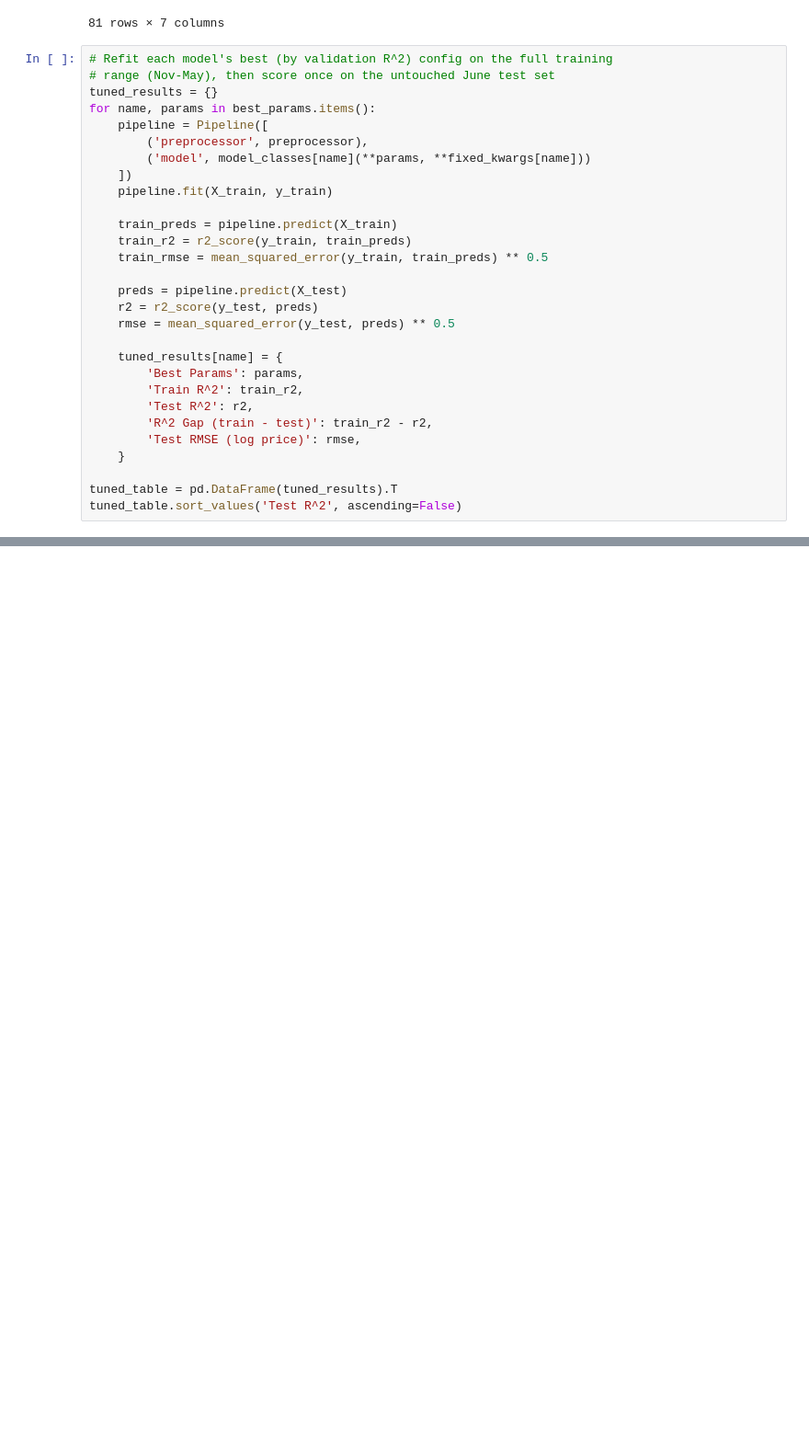
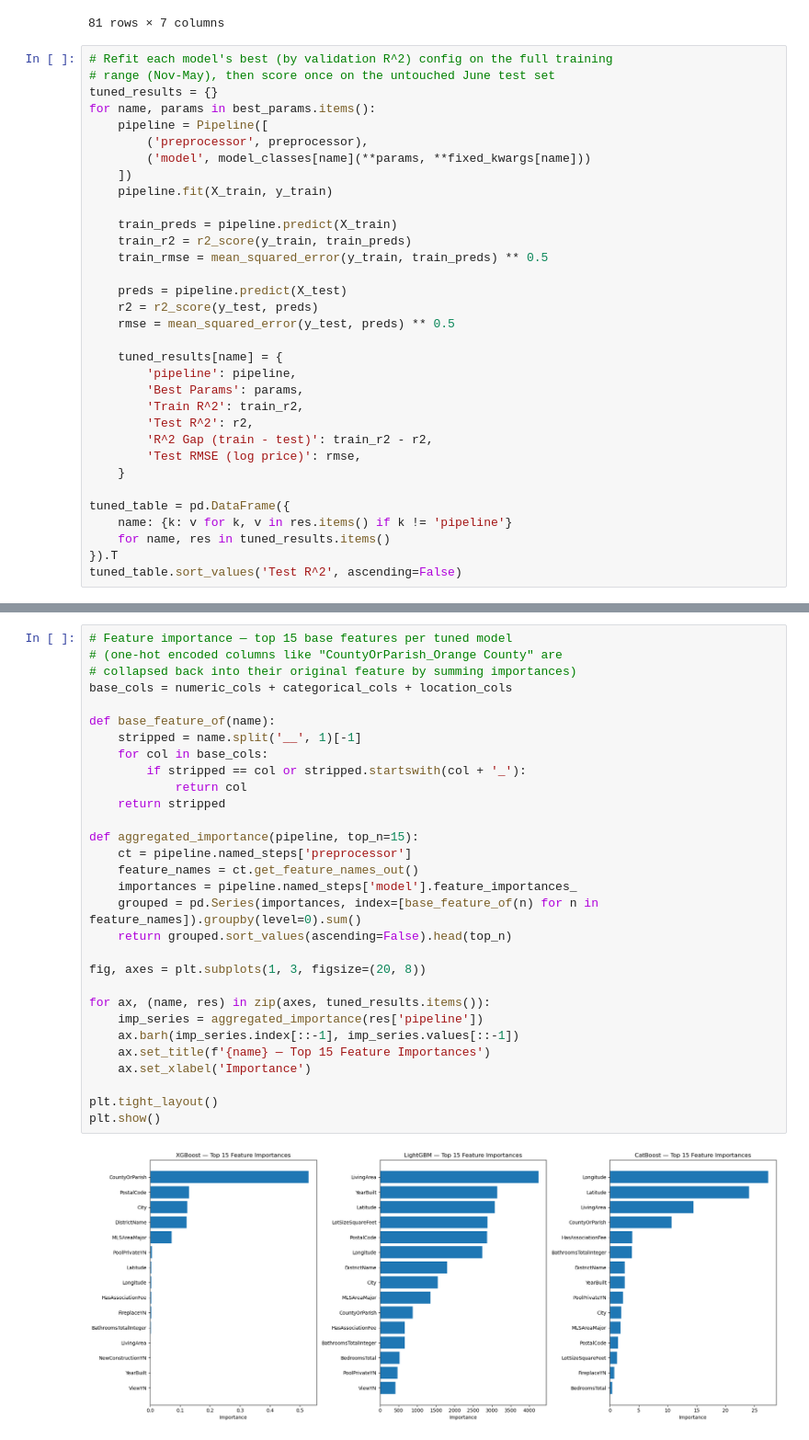
Before and after one commit to matthewviray/idx-exchange-project, a Jupyter notebook: notebooks/05_advanced_models.ipynb, the cells around one changed output, grey strips where cells are left out. Shown at 92% size. Cells and saved outputs as stored; diff of their text form; blank space fills up the shorter version.

Commit message:
added post model metric plot(feature importance and model comparison_

```diff
--- a/notebooks/05_advanced_models.ipynb
+++ b/notebooks/05_advanced_models.ipynb
@@ -291,6 +291,7 @@ for name, params in best_params.items():
     rmse = mean_squared_error(y_test, preds) ** 0.5
 
     tuned_results[name] = {
+        'pipeline': pipeline,
         'Best Params': params,
         'Train R^2': train_r2,
         'Test R^2': r2,
@@ -298,10 +299,45 @@ for name, params in best_params.items():
         'Test RMSE (log price)': rmse,
     }
 
-tuned_table = pd.DataFrame(tuned_results).T
+tuned_table = pd.DataFrame({
+    name: {k: v for k, v in res.items() if k != 'pipeline'}
+    for name, res in tuned_results.items()
+}).T
 tuned_table.sort_values('Test R^2', ascending=False)
 # %% [output]
 |  | Best Params | Train R^2 | Test R^2 | R^2 Gap (train - test) | Test RMSE (log price) |
 | CatBoost | {'iterations': 1000, 'learning_ra... | 0.945524 | 0.933539 | 0.011985 | 0.156363 |
 | LightGBM | {'n_estimators': 1000, 'learning_... | 0.949943 | 0.933303 | 0.01664 | 0.15664 |
 | XGBoost | {'n_estimators': 1000, 'learning_... | 0.969598 | 0.932265 | 0.037333 | 0.157855 |
+# %%
+# Feature importance — top 15 base features per tuned model
+# (one-hot encoded columns like "CountyOrParish_Orange County" are
+# collapsed back into their original feature by summing importances)
+base_cols = numeric_cols + categorical_cols + location_cols
+
+def base_feature_of(name):
+    stripped = name.split('__', 1)[-1]
+    for col in base_cols:
+        if stripped == col or stripped.startswith(col + '_'):
+            return col
+    return stripped
+
+def aggregated_importance(pipeline, top_n=15):
+    ct = pipeline.named_steps['preprocessor']
+    feature_names = ct.get_feature_names_out()
+    importances = pipeline.named_steps['model'].feature_importances_
+    grouped = pd.Series(importances, index=[base_feature_of(n) for n in feature_names]).groupby(level=0).sum()
+    return grouped.sort_values(ascending=False).head(top_n)
+
+fig, axes = plt.subplots(1, 3, figsize=(20, 8))
+
+for ax, (name, res) in zip(axes, tuned_results.items()):
+    imp_series = aggregated_importance(res['pipeline'])
+    ax.barh(imp_series.index[::-1], imp_series.values[::-1])
+    ax.set_title(f'{name} — Top 15 Feature Importances')
+    ax.set_xlabel('Importance')
+
+plt.tight_layout()
+plt.show()
+# %% [output]
+[figure, added]
```
Also changed, not shown: parts of 1 cell of this notebook, 3 other files.
